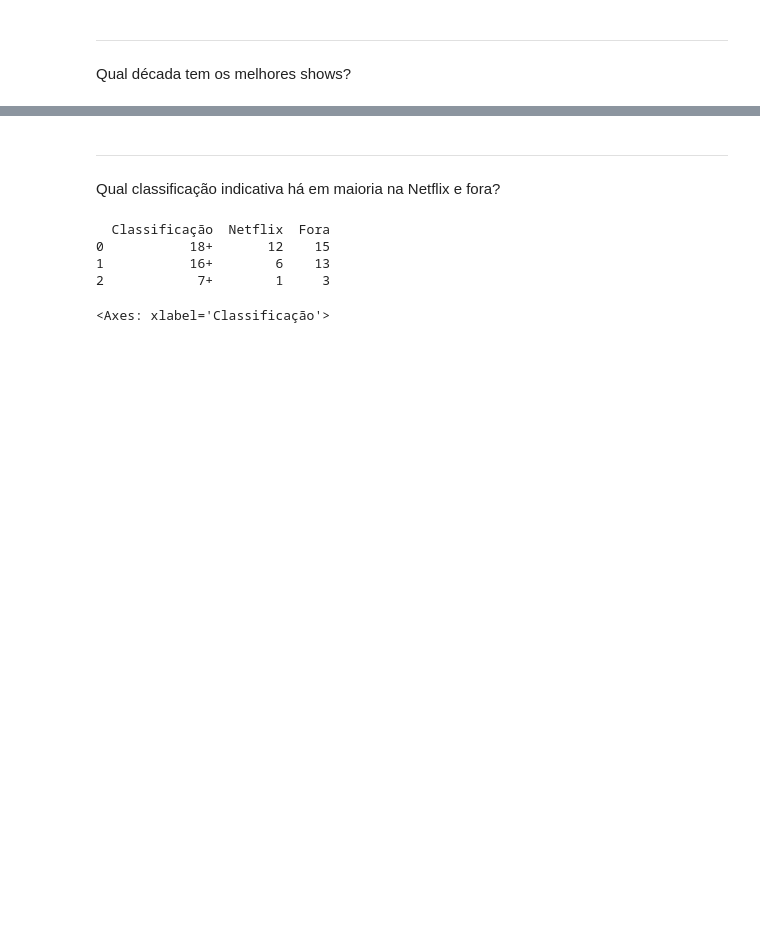
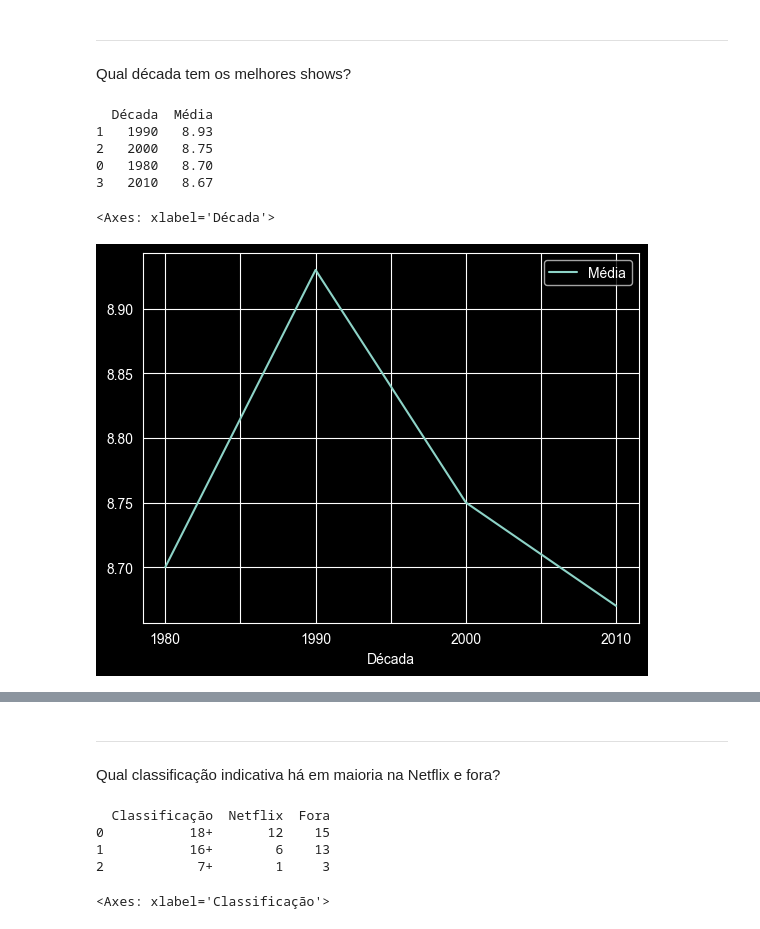
Before and after one commit to Matheus0208/projeto-analise-netflix, a Jupyter notebook: analisetvshows.ipynb, the cells around one changed output, grey strips where cells are left out. Cells and saved outputs as stored; diff of their text form; code cells hidden in the pictures; blank space fills up the shorter version.

```diff
--- a/analisetvshows.ipynb
+++ b/analisetvshows.ipynb
@@ -208,3 +233,41 @@ Quais décadas há mais shows?
 ---
 # %% [markdown]
 Qual década tem os melhores shows?
+# %%
+oitenta = ((shows['Year'] >= 1981) & (shows['Year'] <= 1990))
+noventa = ((shows['Year'] >= 1991) & (shows['Year'] <= 2000))
+doismil = ((shows['Year'] >= 2001) & (shows['Year'] <= 2010))
+miledez = ((shows['Year'] >= 2011) & (shows['Year'] <= 2020))
+
+dfOitenta = shows.loc[oitenta]
+dfNoventa = shows.loc[noventa]
+dfDoismil = shows.loc[doismil]
+dfMiledez = shows.loc[miledez]
+
+mediaOitenta = dfOitenta['IMDB_Rating'].mean()
+mediaNoventa = dfNoventa['IMDB_Rating'].mean()
+mediaDoismil = dfDoismil['IMDB_Rating'].mean()
+mediaMiledez = dfMiledez['IMDB_Rating'].mean()
+
+mediaOitenta = round(mediaOitenta, 2)
+mediaNoventa = round(mediaNoventa, 2)
+mediaDoismil = round(mediaDoismil, 2)
+mediaMiledez = round(mediaMiledez, 2)
+
+decadas = {
+    'Década':'1980 1990 2000 2010'.split(),
+    'Média':[mediaOitenta, mediaNoventa, mediaDoismil, mediaMiledez]
+}
+dfDecadas = pd.DataFrame(decadas)
+dfDecadasOrd = dfDecadas.sort_values(['Média'], ascending=False)
+print(dfDecadasOrd)
+
+dfDecadas.plot(x='Década', y='Média', kind='line')
+# %% [output]
+  Década  Média
+1   1990   8.93
+2   2000   8.75
+0   1980   8.70
+3   2010   8.67
+<Axes: xlabel='Década'>
+[figure, added]
```
Also changed, not shown: parts of 3 cells of this notebook.
